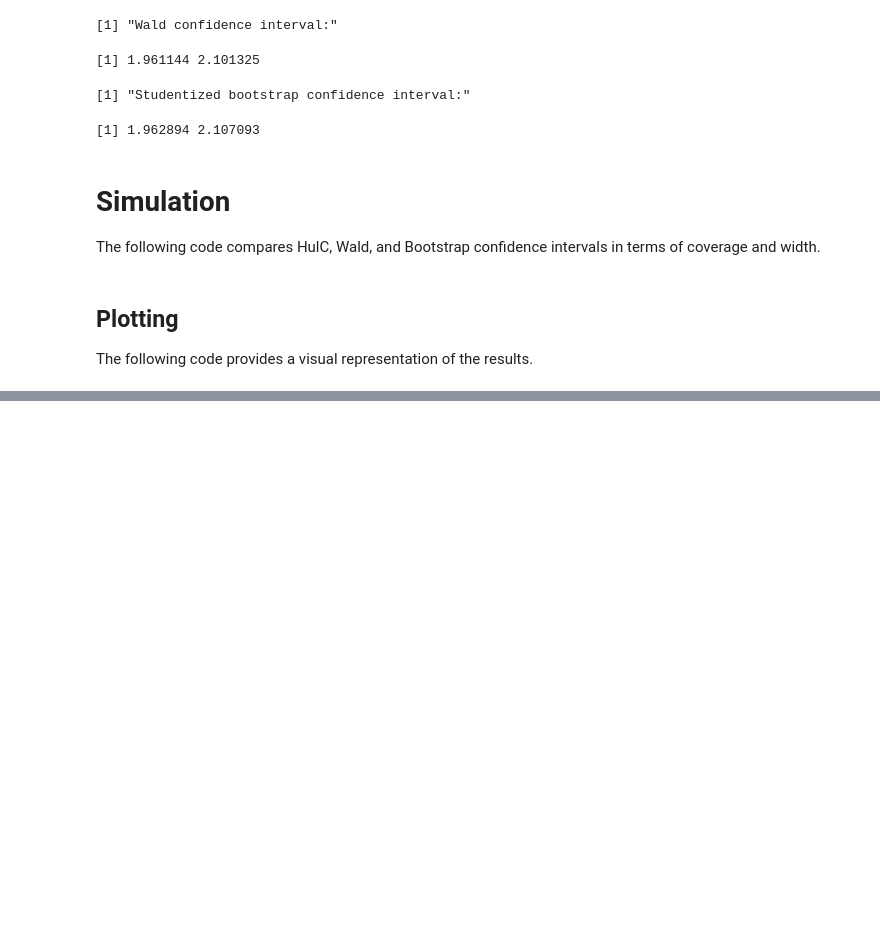
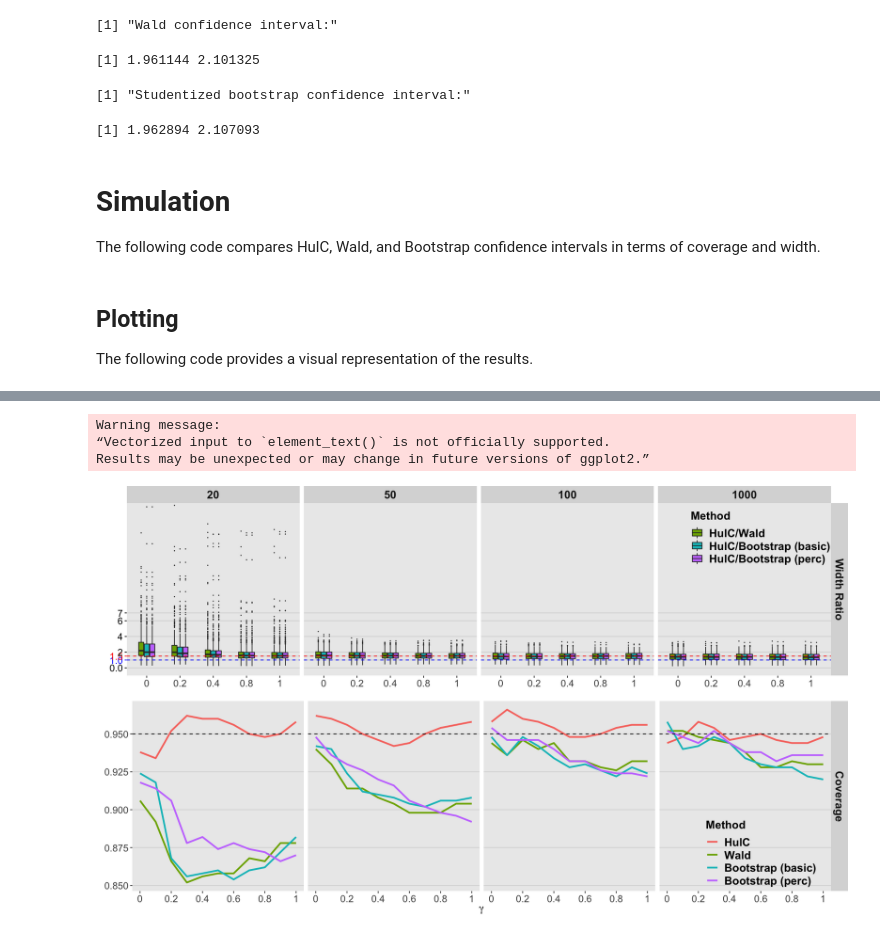
Before and after one commit to Arun-Kuchibhotla/HulC, a Jupyter notebook: R/Comparison of HulC and Wald and Bootstrap intervals 1.ipynb, the cells around one changed output, grey strips where cells are left out. Saved outputs shown, nothing was run; the diff lists cells and outputs as text; code cells hidden in the pictures; blank space fills up the shorter version.

Commit message:
Update width ratio plots
Added width ratio of wald and two bootstrap methods

```diff
--- a/R/Comparison of HulC and Wald and Bootstrap intervals 1.ipynb
+++ b/R/Comparison of HulC and Wald and Bootstrap intervals 1.ipynb
@@ -167,9 +167,11 @@ ret_cov <- fread(paste0("../output/boot_cov_", job_id, ".csv"))
 ret_width <- fread(paste0("../output/boot_width_", job_id, ".csv"))
 # %%
 # get the HulC/Wald ratio
-ret_width_wide <- dcast(ret_width, nsamp + gamma + rep ~ name, value.var = "value")
-ret_width_wide[, ratio := HulC/Wald]
-ret_width_wide[, type := "Width Ratio"]
+ret_width_ratio <- merge(ret_width, ret_width[name == "HulC", .(gamma, nsamp, value, rep)],
+                     by = c("gamma", "nsamp", "rep"))
+ret_width_ratio[, ratio := value.y/value.x]
+ret_width_ratio[, type := "Width Ratio"]
+ret_width_ratio[, name := factor(name, levels = c("HulC", "Wald", "basic_boot", "perc_boot"))]
 
 # get coverage probability
 ret_cov_agg <- ret_cov[,.(cov = mean(value)), by = .(nsamp, gamma, name)]
@@ -238,0 +180,68 @@ Results may be unexpected or may change in future versions of ggplot2.”
+# %%
+g1 <- ggplot(ret_width_ratio[ratio!=1 & gamma %in% seq(0,1,.2)],
+             aes(x = as.factor(gamma), y = ratio, interaction = name, fill = name)) +
+    geom_boxplot(outlier.size = 0.1, width=1.5/3) +
+    geom_hline(yintercept = 1, linetype = "dashed", col = "blue") +
+    geom_hline(yintercept = 1.5, linetype = "dashed", col = "red") +
+    facet_grid(type~as.factor(nsamp)) +
+    labs(x = "",y="")+
+    coord_cartesian(ylim=c(0, 20))+
+    theme(plot.margin=unit(c(0,0,0,.05), "cm"))+
+    background_grid(major="y", minor="none") +
+    scale_fill_manual("Method",
+                      values = scales::hue_pal()(4)[2:4],
+                        labels = c("HulC/Wald", "HulC/Bootstrap (basic)", "HulC/Bootstrap (perc)") )+
+    scale_x_discrete(breaks=seq(0, 1, .2),
+                      labels=seq(0, 1, .2)) +
+    scale_y_continuous(breaks=c(0, 1, 1.5, 2, 4, 6, 7),
+                    labels=c("0.0", "1.0", "1.5", "2", "4", "6", "7")) +
+    theme(axis.text.x=element_text(size = 13),
+                axis.text.y=element_text(size=13,color = c("black", "blue", "red", "black", "black", "black", "black")),
+                axis.text=element_text(size=12),
+                axis.title=element_text(size=15,face="bold"),
+                strip.text = element_text(size=15,face = "bold"),
+                axis.ticks.y = element_line(color = c("black", "blue", "red", "black", "black", "black", "black"),
+                                    size = c(.5,0.5,0.5,.5,.5,.5,.5)),
+          legend.text=element_text(size=15, face = "bold"),
+        legend.title=element_text(size = 15, face = "bold"),
+          legend.position=c(0.9,0.8),
+         legend.key=element_blank(),
+        legend.background=element_blank())
+
+# Coverage plot
+g2 <- ggplot(ret_cov_agg, aes(x=gamma, y =cov, col=name, group= as.factor(name))) +
+#   ylim(.8, 0.96)+
+  geom_line(size = 1.1)+
+  geom_hline(yintercept = 0.95, linetype = 2)+
+  facet_grid(type~as.factor(nsamp)) +
+#   geom_line(nominal_coverage, mapping = aes(x = x0, y = y0), linetype = 2) +
+  theme(plot.margin=unit(c(0,0,0,-.2), "cm"),
+        legend.position=c(0.9,0.2),
+        strip.background.x = element_blank(),
+        legend.margin = margin(10, 10, 10, 10),
+        axis.text.x=element_text(size = 13),
+        axis.text.y=element_text(size=13),
+        axis.text=element_text(size=12),
+        legend.text=element_text(size=15, face = "bold"),
+        legend.title=element_text(size = 15, face = "bold"),
+        strip.text.x = element_blank(),
+        axis.title=element_text(size=15,face="bold"),
+        strip.text = element_text(size=15,face = "bold"),
+        legend.key=element_blank(),
+        legend.background=element_blank())+
+  labs(y="", x=expression(gamma))+
+  background_grid(major="y", minor="none")+
+  scale_color_discrete("Method",labels = c("HulC", "Wald", "Bootstrap (basic)", "Bootstrap (perc)") )+
+  scale_x_continuous(breaks=seq(0, 1, .2),
+                      labels=seq(0, 1, .2))
+
+# two plots
+options(repr.plot.width=14, repr.plot.height=8)
+g <- grid.arrange(g1,g2)
+
+ggsave("../fig/boot_simple_reg.pdf", g, width = 14, height = 8)
+# %% [output]
+Warning message:
+“Vectorized input to `element_text()` is not officially supported.
+Results may be unexpected or may change in future versions of ggplot2.”
+[figure, added]
```
Also changed, not shown: parts of 1 cell of this notebook, 3 other files.
